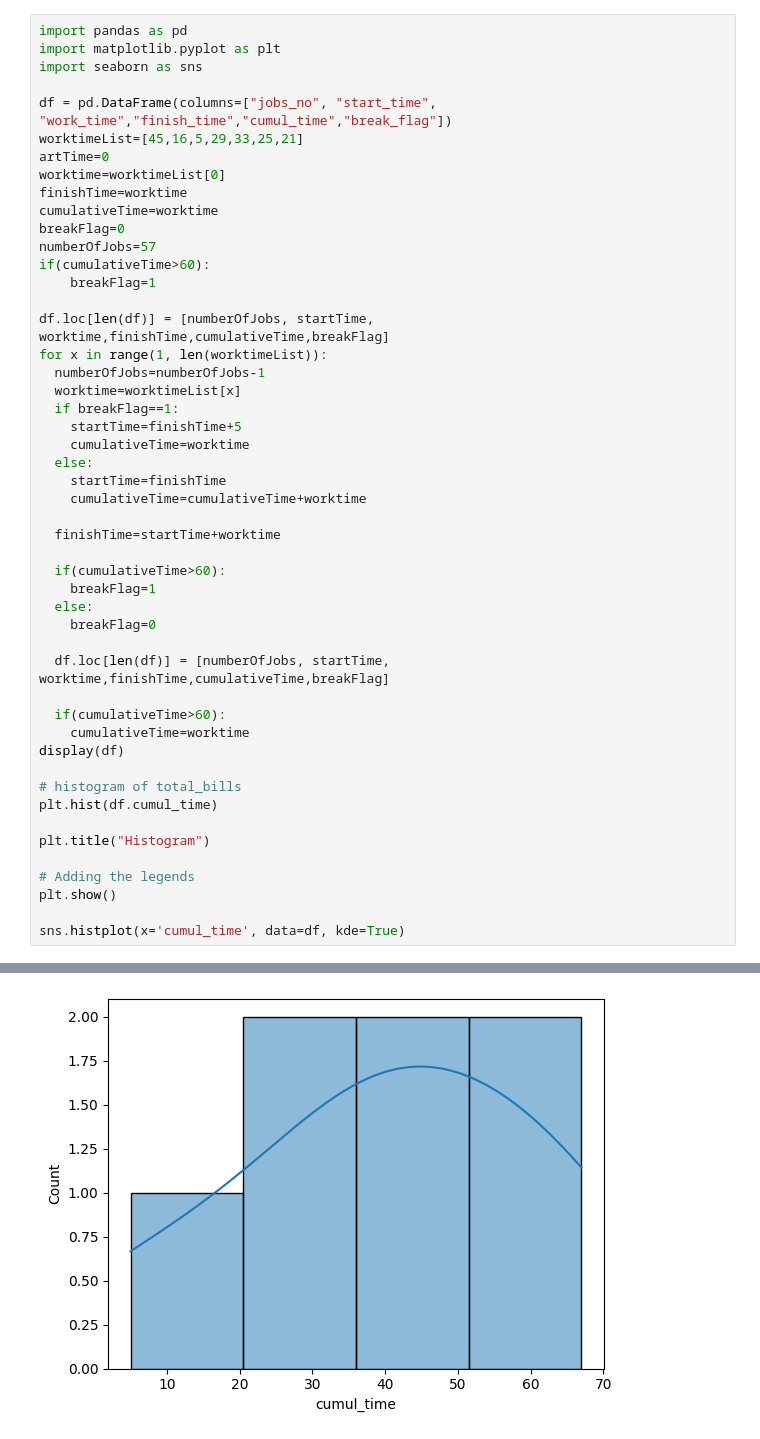
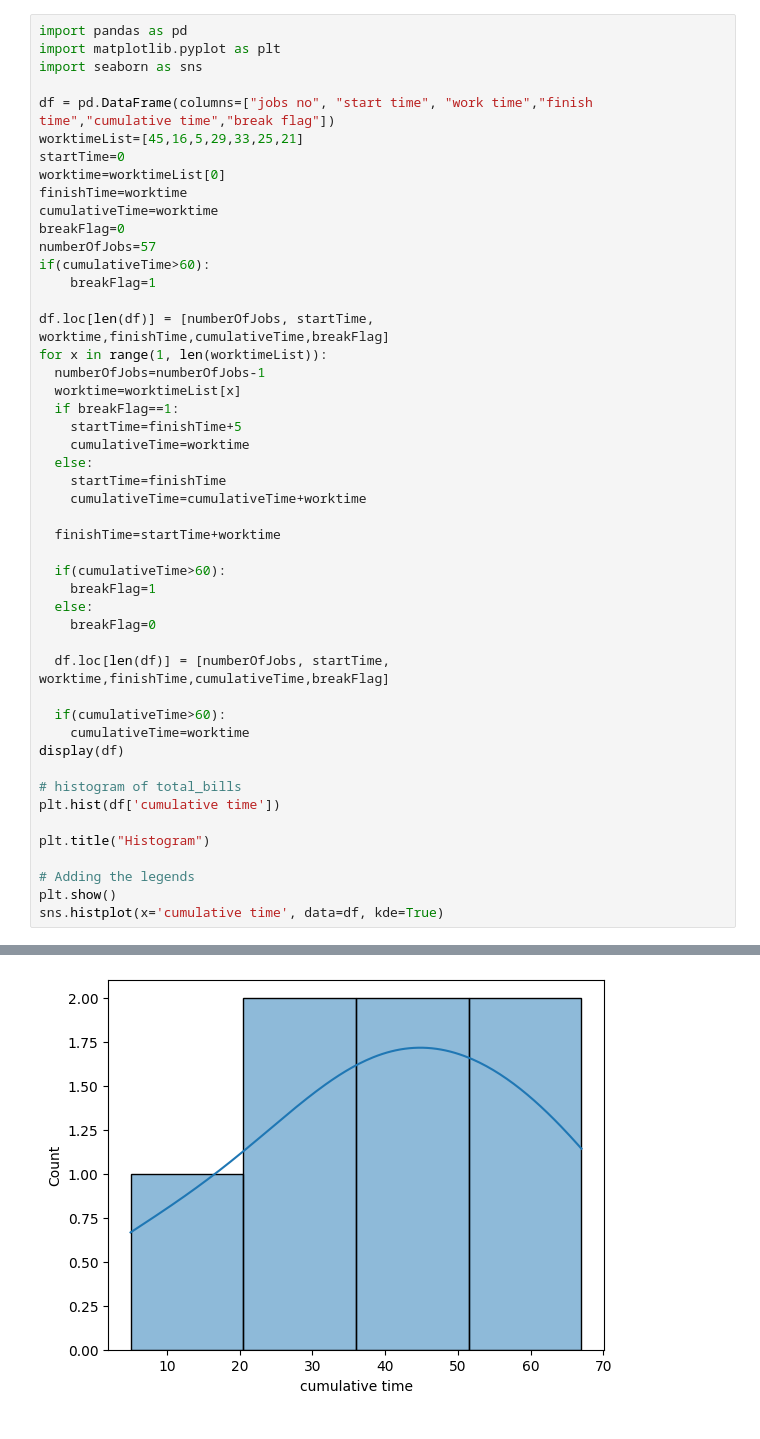
Before and after one commit to duetianmehedishuvo/ml_practice, a Jupyter notebook: Simulation and Modeling/simulation for document processing.ipynb, the cells around one changed output, grey strips where cells are left out. Saved outputs shown, nothing was run; the diff lists cells and outputs as text.

```diff
--- a/Simulation and Modeling/simulation for document processing.ipynb
+++ b/Simulation and Modeling/simulation for document processing.ipynb
@@ -3,9 +3,9 @@ import pandas as pd
 import matplotlib.pyplot as plt
 import seaborn as sns
 
-df = pd.DataFrame(columns=["jobs_no", "start_time", "work_time","finish_time","cumul_time","break_flag"])
+df = pd.DataFrame(columns=["jobs no", "start time", "work time","finish time","cumulative time","break flag"])
 worktimeList=[45,16,5,29,33,25,21]
-artTime=0
+startTime=0
 worktime=worktimeList[0]
 finishTime=worktime
 cumulativeTime=worktime
@@ -39,12 +39,11 @@ for x in range(1, len(worktimeList)):
 display(df)
 
 # histogram of total_bills
-plt.hist(df.cumul_time)
+plt.hist(df['cumulative time'])
 
 plt.title("Histogram")
 
 # Adding the legends
 plt.show()
-
-sns.histplot(x='cumul_time', data=df, kde=True)
+sns.histplot(x='cumulative time', data=df, kde=True)
 # %% [output]
@@ -61 +60 @@ sns.histplot(x='cumul_time', data=df, kde=True)
-[figure, old version]
+[figure, new version]
```
Also changed, not shown: parts of 1 cell of this notebook.
